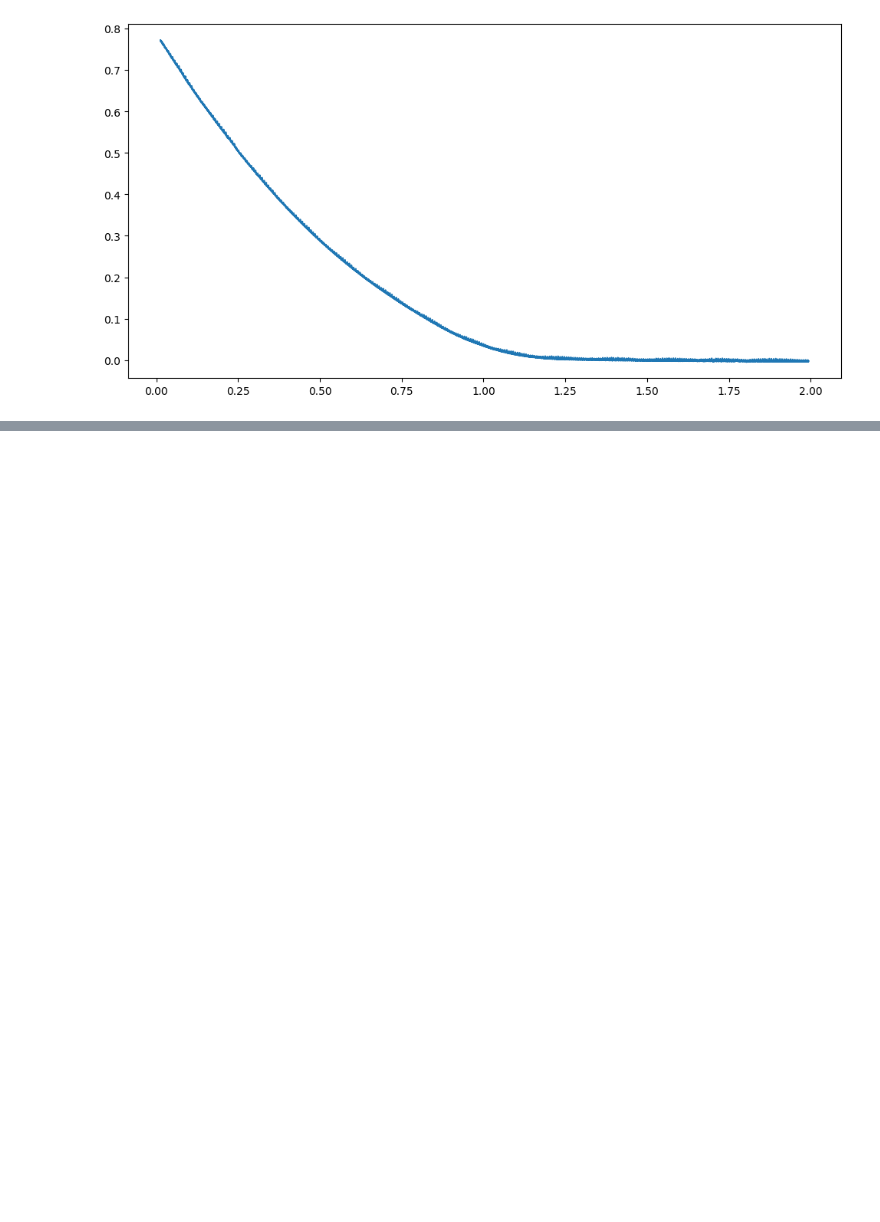
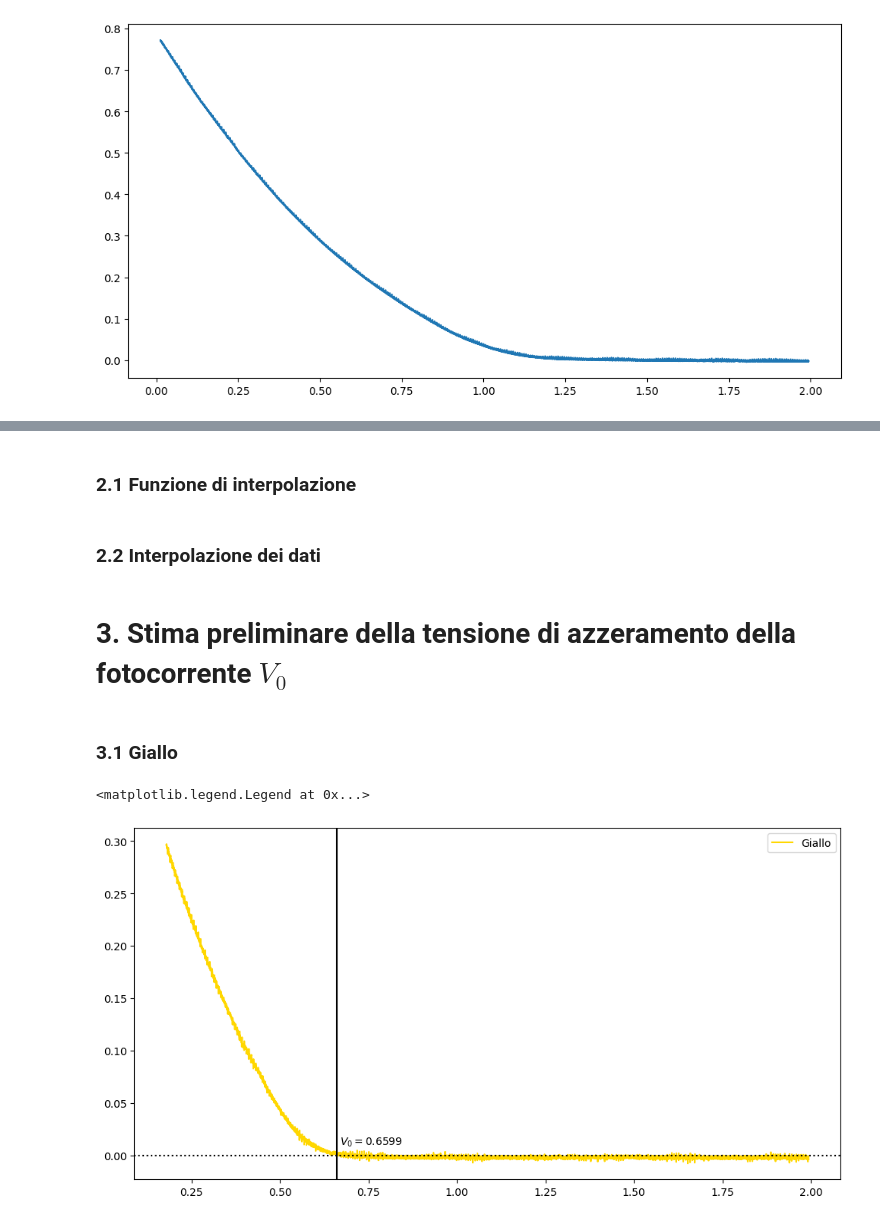
Before and after one commit to atancredi/physics-data, a Jupyter notebook: lab3/fotoelettrico/fotoelettrico.ipynb, the cells around one changed output, grey strips where cells are left out. Drawn from its saved outputs; the diff is of its cells as text; code cells hidden in the pictures; blank space fills up the shorter version.

```diff
--- a/lab3/fotoelettrico/fotoelettrico.ipynb
+++ b/lab3/fotoelettrico/fotoelettrico.ipynb
@@ -189,0 +304,2 @@ plot_tuple_list(blu_data_scaled)
+# %% [markdown]
+### 2.1 Funzione di interpolazione
@@ -189,0 +309,2 @@ plot_tuple_list(blu_data_scaled)
+# %% [markdown]
+### 2.2 Interpolazione dei dati
@@ -189,0 +318,11 @@ plot_tuple_list(blu_data_scaled)
+# %% [markdown]
+# 3. Stima preliminare della tensione di azzeramento della fotocorrente $V_0$
+# %% [markdown]
+### 3.1 Giallo
+# %%
+intercept_giallo = plot_tuple_list_with_y_intercept(giallo_data_scaled,color="gold")
+plt.annotate(f"$V_0 = {intercept_giallo[0]:.4f}$", xy=intercept_giallo, xytext=(intercept_giallo[0]+0.01,intercept_giallo[1]+0.01))
+plt.legend(["Giallo"])
+# %% [output]
+<matplotlib.legend.Legend at 0x...>
+[figure, added]
```
Also changed, not shown: parts of 24 cells of this notebook.
